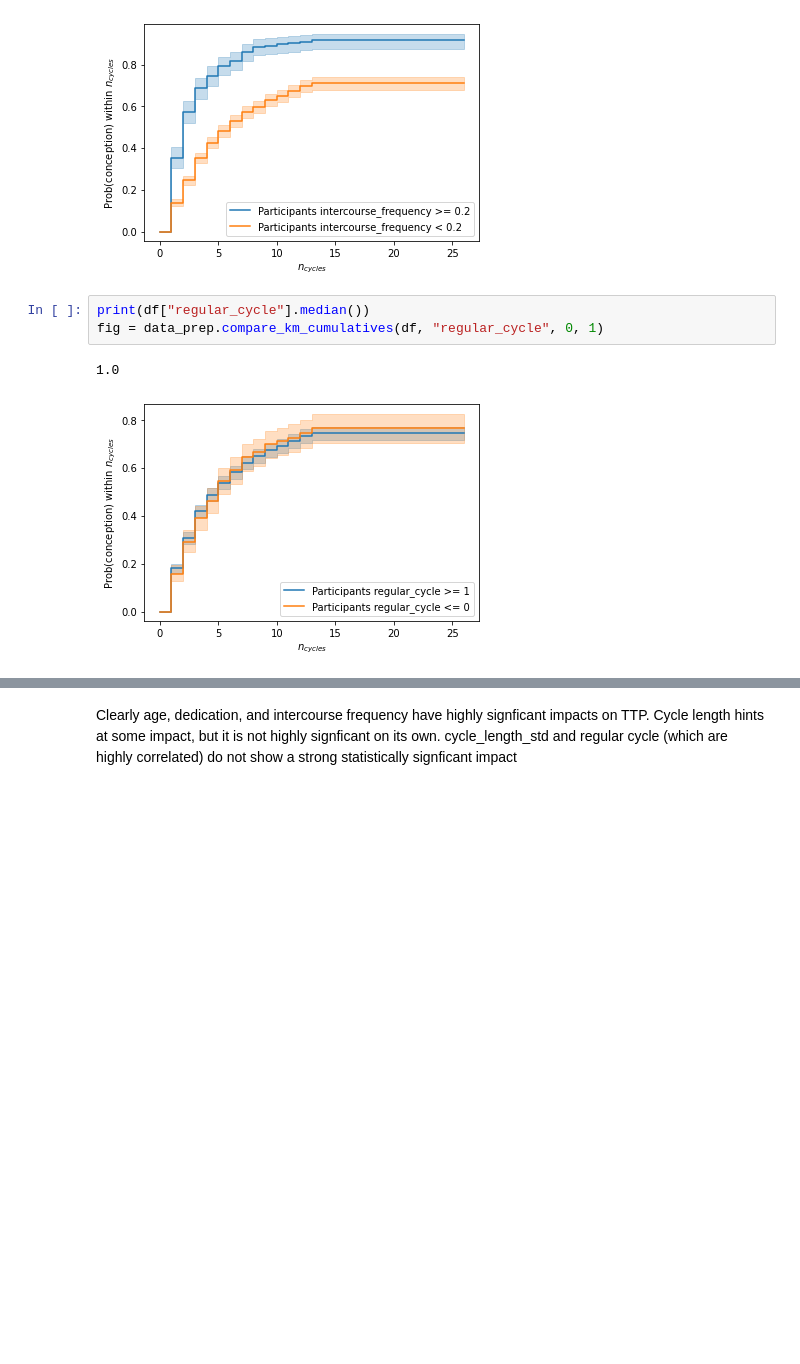
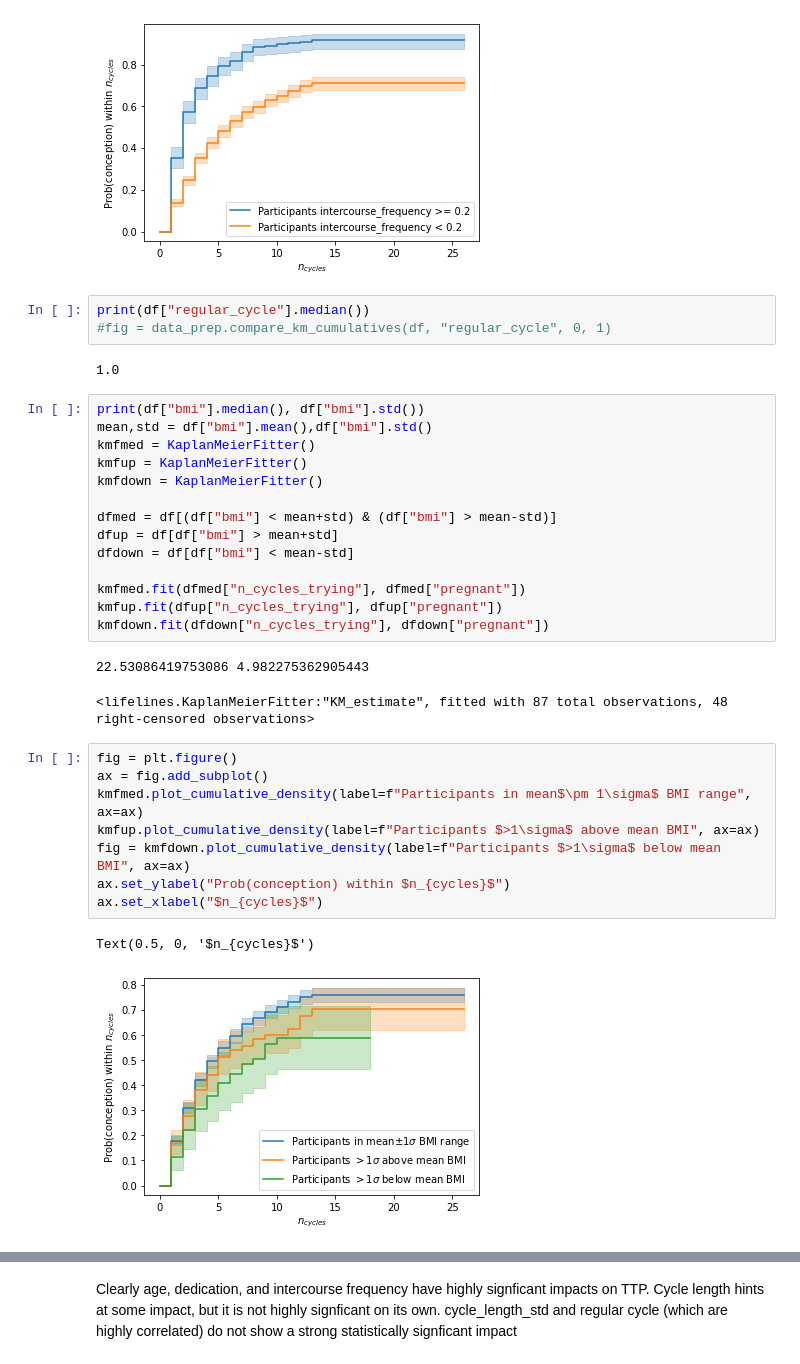
Before and after one commit to kdlong/NCA, a Jupyter notebook: importance_analysis.ipynb, the cells around one changed output, grey strips where cells are left out. Saved outputs shown, nothing was run; the diff lists cells and outputs as text; blank space fills up the shorter version.

```diff
--- a/importance_analysis.ipynb
+++ b/importance_analysis.ipynb
@@ -45,7 +49,34 @@ fig = data_prep.compare_km_cumulatives(df, "intercourse_frequency", 0.2, 0.2)
 [figure]
 # %%
 print(df["regular_cycle"].median())
-fig = data_prep.compare_km_cumulatives(df, "regular_cycle", 0, 1)
+#fig = data_prep.compare_km_cumulatives(df, "regular_cycle", 0, 1)
 # %% [output]
 1.0
-[figure, removed]
+# %%
+print(df["bmi"].median(), df["bmi"].std())
+mean,std = df["bmi"].mean(),df["bmi"].std()
+kmfmed = KaplanMeierFitter()
+kmfup = KaplanMeierFitter()
+kmfdown = KaplanMeierFitter()
+
+dfmed = df[(df["bmi"] < mean+std) & (df["bmi"] > mean-std)]
+dfup = df[df["bmi"] > mean+std]
+dfdown = df[df["bmi"] < mean-std]
+
+kmfmed.fit(dfmed["n_cycles_trying"], dfmed["pregnant"])
+kmfup.fit(dfup["n_cycles_trying"], dfup["pregnant"])
+kmfdown.fit(dfdown["n_cycles_trying"], dfdown["pregnant"])
+# %% [output]
+22.53086419753086 4.982275362905443
+<lifelines.KaplanMeierFitter:"KM_estimate", fitted with 87 total observations, 48 right-censored observations>
+# %%
+fig = plt.figure()
+ax = fig.add_subplot()
+kmfmed.plot_cumulative_density(label=f"Participants in mean$\pm 1\sigma$ BMI range", ax=ax)
+kmfup.plot_cumulative_density(label=f"Participants $>1\sigma$ above mean BMI", ax=ax)
+fig = kmfdown.plot_cumulative_density(label=f"Participants $>1\sigma$ below mean BMI", ax=ax)
+ax.set_ylabel("Prob(conception) within $n_{cycles}$")
+ax.set_xlabel("$n_{cycles}$")
+# %% [output]
+Text(0.5, 0, '$n_{cycles}$')
+[figure, added]
```
Also changed, not shown: parts of 17 cells of this notebook, 1 other file.
